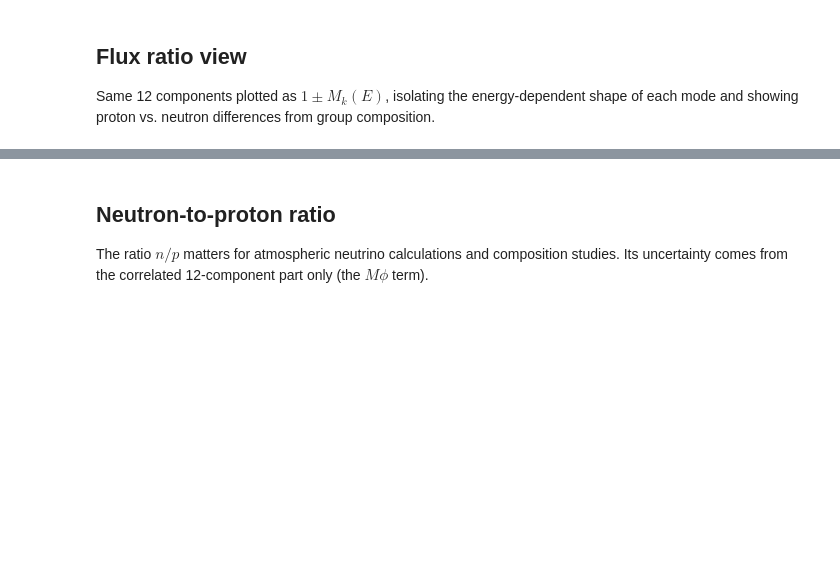
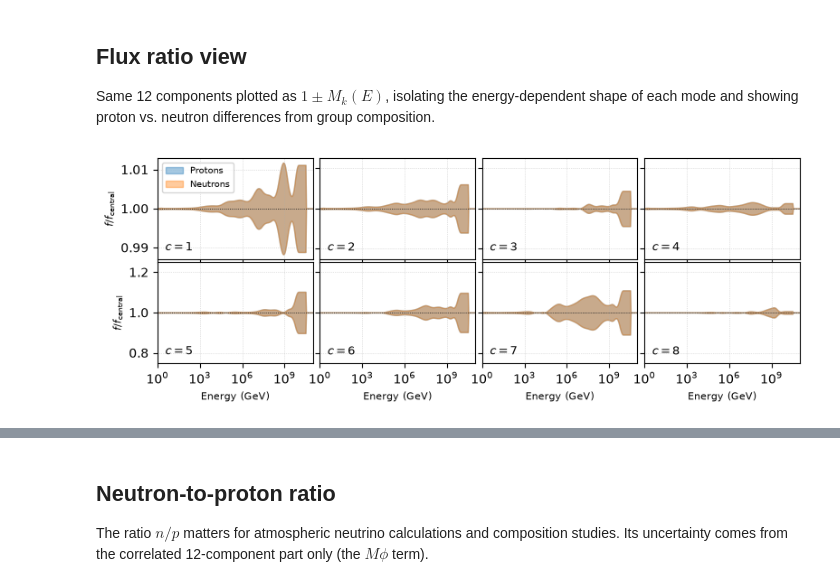
Before and after one commit to gsf-project/globalsplinefit, a Jupyter notebook: examples/HybridPCA.ipynb, the cells around one changed output, grey strips where cells are left out. Cells and saved outputs as stored; diff of their text form; code cells hidden in the pictures; blank space fills up the shorter version.

```diff
--- a/examples/HybridPCA.ipynb
+++ b/examples/HybridPCA.ipynb
@@ -294,7 +321,7 @@ plt.tight_layout()
 
 Same 12 components plotted as $1 \pm M_k(E)$, isolating the energy-dependent shape of each mode and showing proton vs. neutron differences from group composition.
 # %%
-fig, axes = plt.subplots(3, 4, figsize=(8, 4), sharex=True)
+fig, axes = plt.subplots(2, 4, figsize=(8, 3), sharex=True)
 fig.subplots_adjust(hspace=0.08, wspace=0.08)
 
 for k, ax in enumerate(axes.flat):
@@ -316,33 +343,35 @@ for k, ax in enumerate(axes.flat):
         color="C1",
         alpha=0.4,
         label="Neutrons" if k == 0 else None,
     )
     ax.axhline(1, color="k", lw=0.6, ls=":")
     ax.set_xscale("log")
     ax.set_xlim(1, 1e11)
     if k != 0:
         ax.set_ylim(0.75, 1.25)
     ax.grid(True, which="both", ls=":", lw=0.5, alpha=0.7)
     ax.text(
         0.05,
         0.05,
         rf"$c={k + 1}$",
         transform=ax.transAxes,
         fontsize=9,
         ha="left",
         va="bottom",
     )
     if k == 0:
         ax.legend(fontsize=7)
     if k % 4 != 0:
         ax.tick_params(labelleft=False)
 
 for ax in axes[-1]:
     ax.set_xlabel("Energy (GeV)", fontsize=8)
 for ax in axes[:, 0]:
     ax.set_ylabel(r"$f/f_{\rm central}$", fontsize=8)
 
 plt.tight_layout(h_pad=-0.1, w_pad=-0.5)
+# %% [output]
+[figure, added]
 # %%
 from globalsplinefit.pca import HybridPCA
 
```
Also changed, not shown: parts of 21 cells of this notebook, 2 other files.
